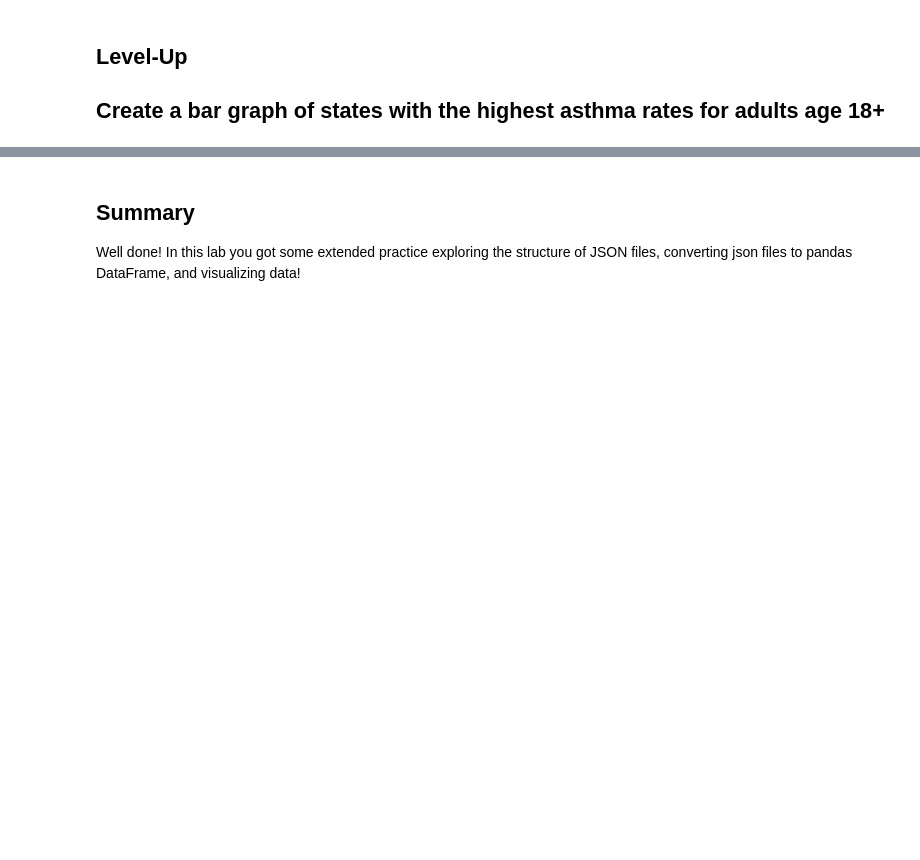
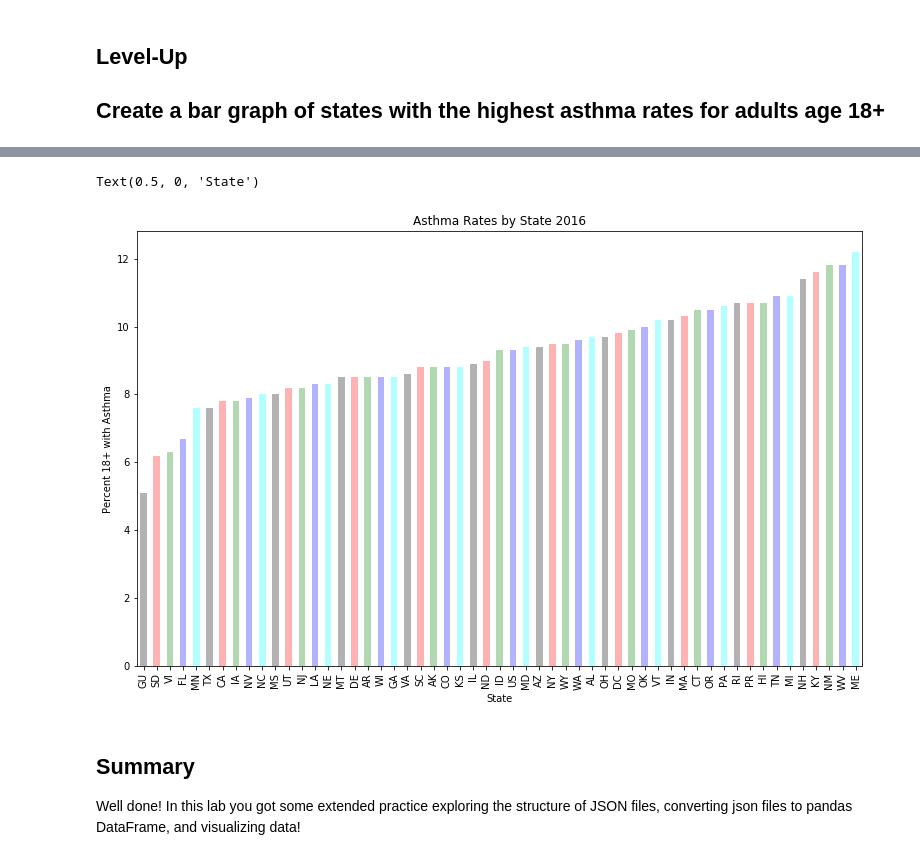
Before and after one commit to jammy-bot/dsc-exploring-and-transforming-json-schemas-lab-online-ds-ft-120919, a Jupyter notebook: index.ipynb, the cells around one changed output, grey strips where cells are left out. Cells and saved outputs as stored; diff of their text form; code cells hidden in the pictures; blank space fills up the shorter version.

```diff
--- a/index.ipynb
+++ b/index.ipynb
@@ -68,4 +118,5 @@ display(data['data'][5])
 Create a DataFrame from the JSON file. Be sure to retrive the column names for the dataframe. (Search within the 'meta' key of the master dictionary.) The DataFrame should include all 42 columns.
 # %%
 #Your code here
-df.DataFrame(data)
+df = pd.DataFrame(data['data'])
+print(df.shape)
@@ -71,0 +125,4 @@ df.DataFrame(data)
+# %%
+df.columns = [item['name'] for item in data['meta']['view']['columns']]
+print(df.columns)
+df.head()
@@ -74,0 +220,7 @@ df.DataFrame(data)
+# %%
+view = df[(df.Question == 'Current asthma prevalence among adults aged >= 18 years')
+         & (df.StratificationCategoryID1 == 'OVERALL')
+         & (df.DataValueTypeID == 'CRDPREV')]
+view = view.sort_values(by='LocationAbbr')
+print(view.shape)
+view.head()
@@ -75,3 +239,13 @@ df.DataFrame(data)
+# %%
+view.DataValue = view.DataValue.astype(float)
+view = view.sort_values(by='DataValue')
+view.set_index('LocationAbbr')['DataValue'].plot(kind='bar', color=['black', 'red', 'green', 'blue', 'cyan'], alpha = 0.3, figsize=(13,8))
+plt.title('Asthma Rates by State 2016')
+plt.ylabel('Percent 18+ with Asthma')
+plt.xlabel('State')
+# %% [output]
+Text(0.5, 0, 'State')
+[figure, added]
 # %% [markdown]
 ## Summary
 
```
Also changed, not shown: parts of 17 cells of this notebook.
